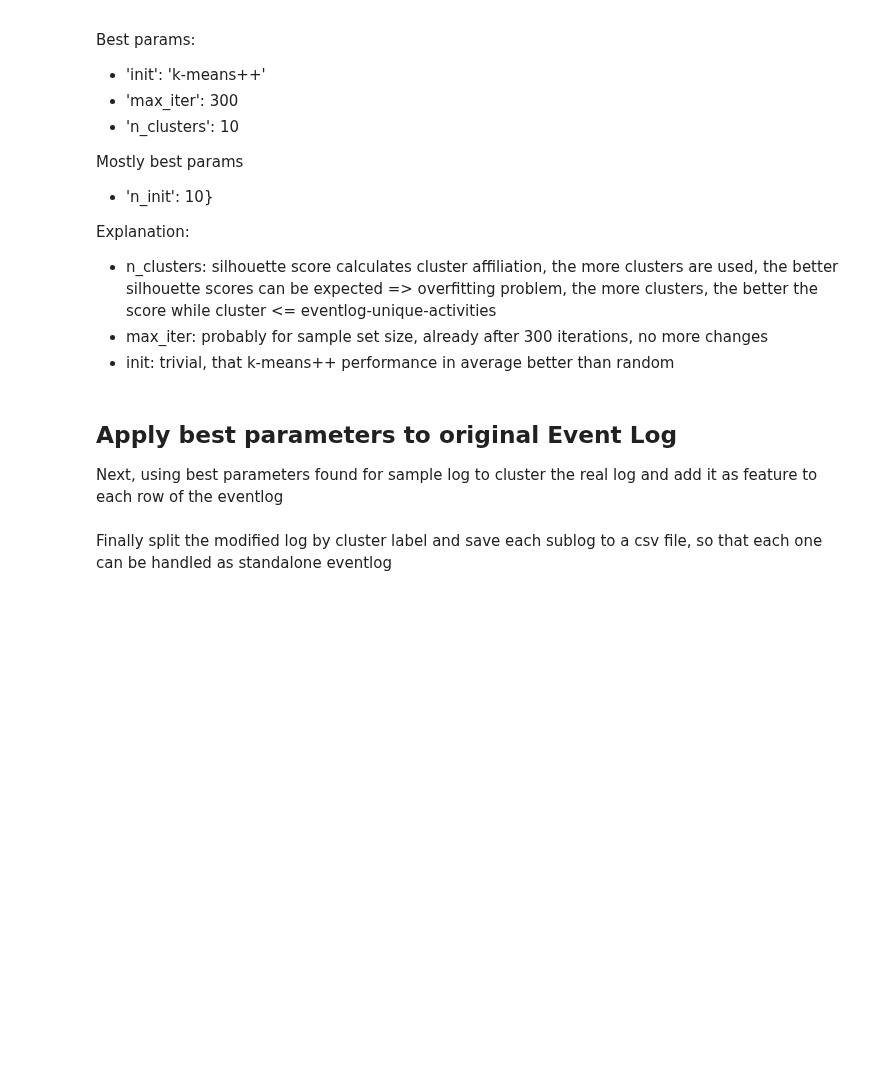
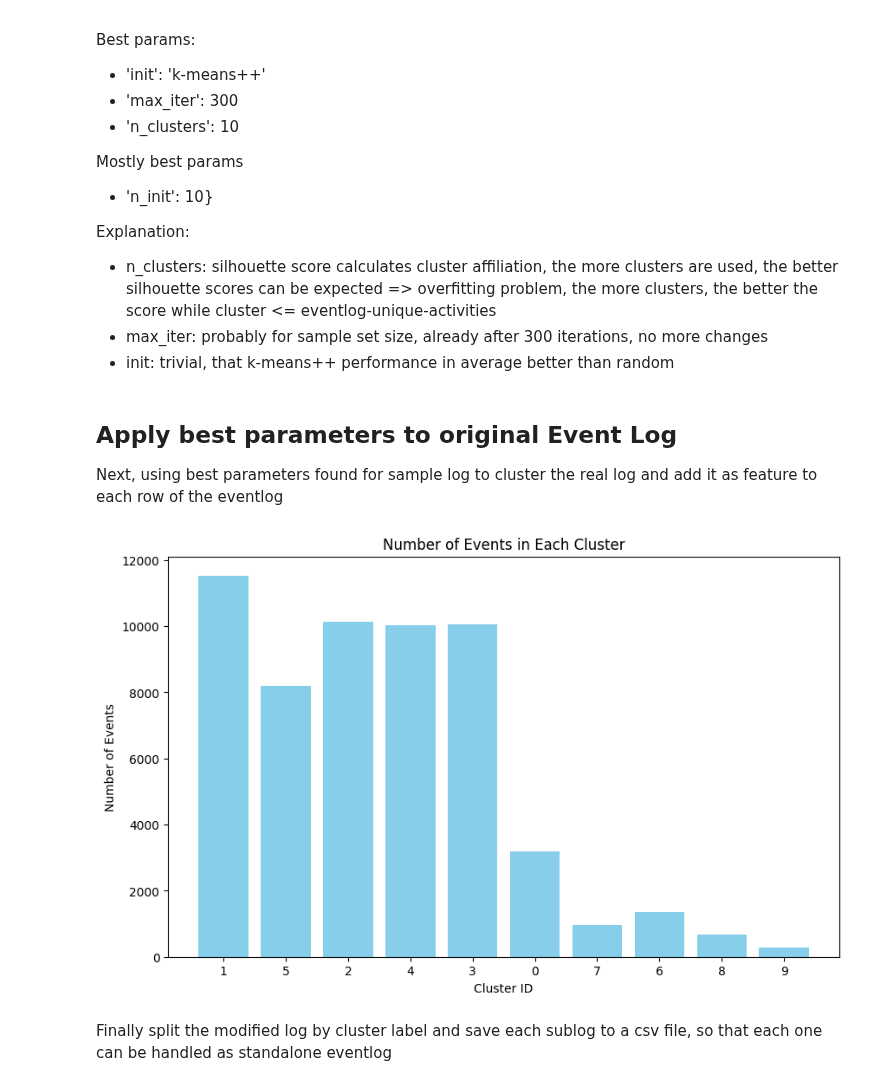
Before and after one commit to collinleiber/LMU_Master_Practical_SoSe24, a Jupyter notebook: practical/ProcessMining/group1/task5/1_basic-approach.ipynb, the cells around one changed output. Drawn from its saved outputs; the diff is of its cells as text; code cells hidden in the pictures; blank space fills up the shorter version.

Commit message:
added case counting, and barplot for clusters

```diff
--- a/practical/ProcessMining/group1/task5/1_basic-approach.ipynb
+++ b/practical/ProcessMining/group1/task5/1_basic-approach.ipynb
@@ -93,3 +85,22 @@ for cluster_label in event_log['cluster'].unique():
+# %%
+import matplotlib.pyplot as plt
+
+# Split the event log into cluster sublogs
+cluster_sublogs = {}
+for cluster_label in event_log['cluster'].unique():
+    cluster_sublogs[cluster_label] = event_log[event_log['cluster'] == cluster_label]
+
+# Plotting the result
+cluster_sizes = [len(sublog) for sublog in cluster_sublogs.values()]
+plt.figure(figsize=(10, 6))
+plt.bar(range(len(cluster_sublogs)), cluster_sizes, color='skyblue')
+plt.xlabel('Cluster ID')
+plt.ylabel('Number of Events')
+plt.title('Number of Events in Each Cluster')
+plt.xticks(range(len(cluster_sublogs)), labels=cluster_sublogs.keys())
+plt.show()
+# %% [output]
+[figure, added]
 # %% [markdown]
 Finally split the modified log by cluster label and save each sublog to a csv file, so that each one can be handled as standalone eventlog
 # %%
```
Also changed, not shown: parts of 5 cells of this notebook.
